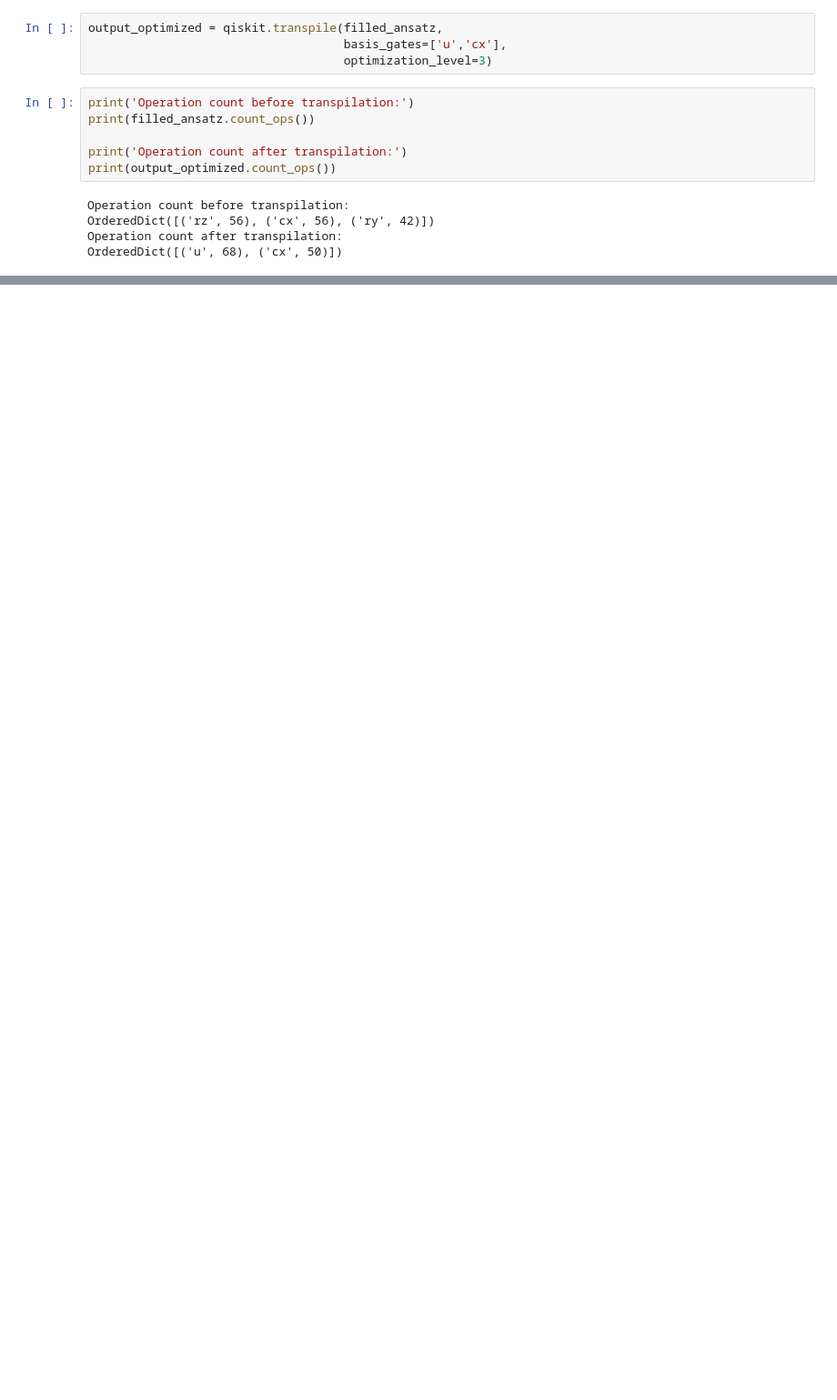
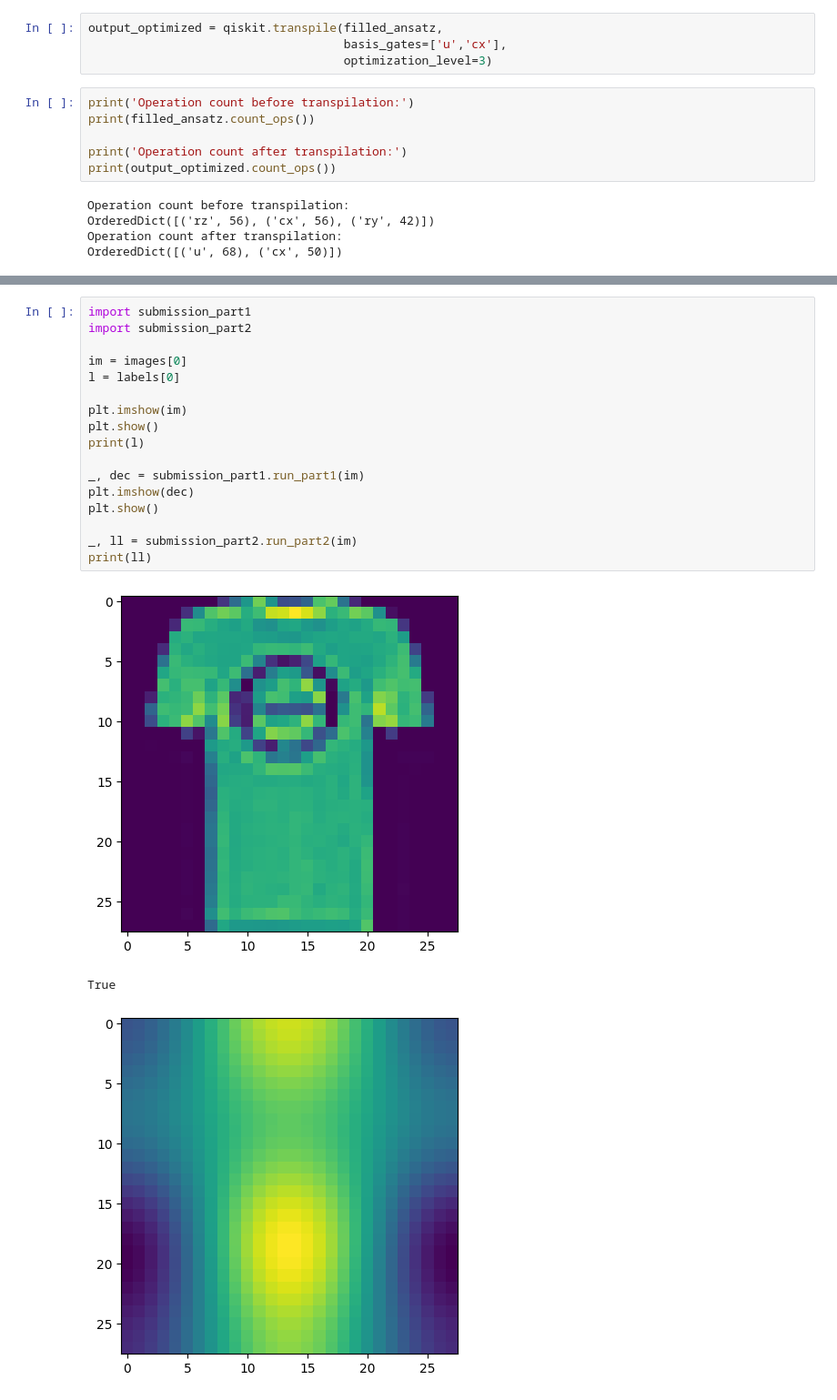
Before and after one commit to iQuHACK/2023_IonQ_Remote, a Jupyter notebook: submission_iQuHACK.ipynb, the cells around one changed output, grey strips where cells are left out. Shown: that part at 91% size. Drawn from its saved outputs; the diff is of its cells as text; blank space fills up the shorter version.

Commit message:
Further touch-ups, added test.py for submission.

```diff
--- a/submission_iQuHACK.ipynb
+++ b/submission_iQuHACK.ipynb
@@ -615,0 +611,21 @@ filled_ansatz.qasm(filename='submission_classifier.qasm')
+# %%
+import submission_part1
+import submission_part2
+
+im = images[0]
+l = labels[0]
+
+plt.imshow(im)
+plt.show()
+print(l)
+
+_, dec = submission_part1.run_part1(im)
+plt.imshow(dec)
+plt.show()
+
+_, ll = submission_part2.run_part2(im)
+print(ll)
+# %% [output]
+[figure, added]
+True
+[figure, added]
```
Also changed, not shown: parts of 9 cells of this notebook, 6 other files.
